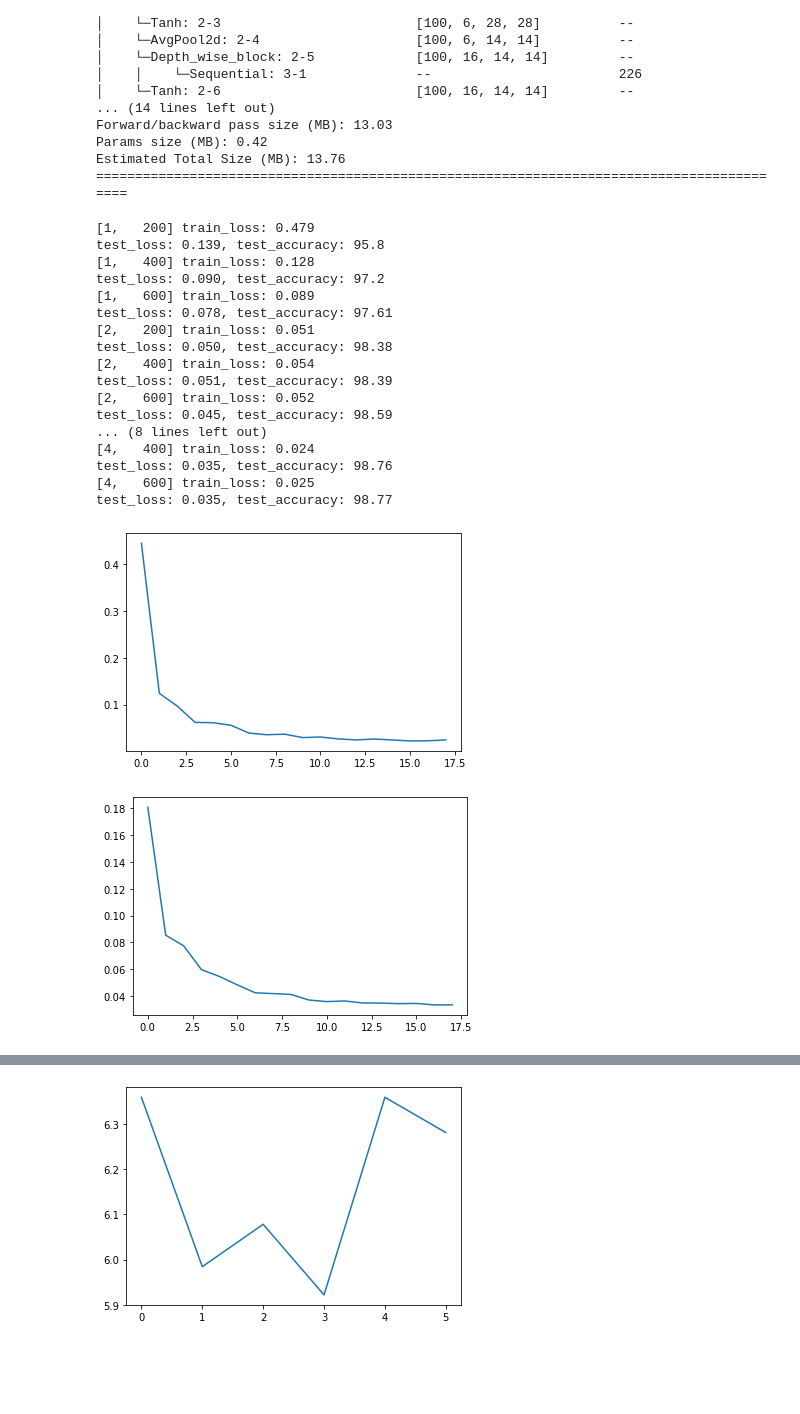
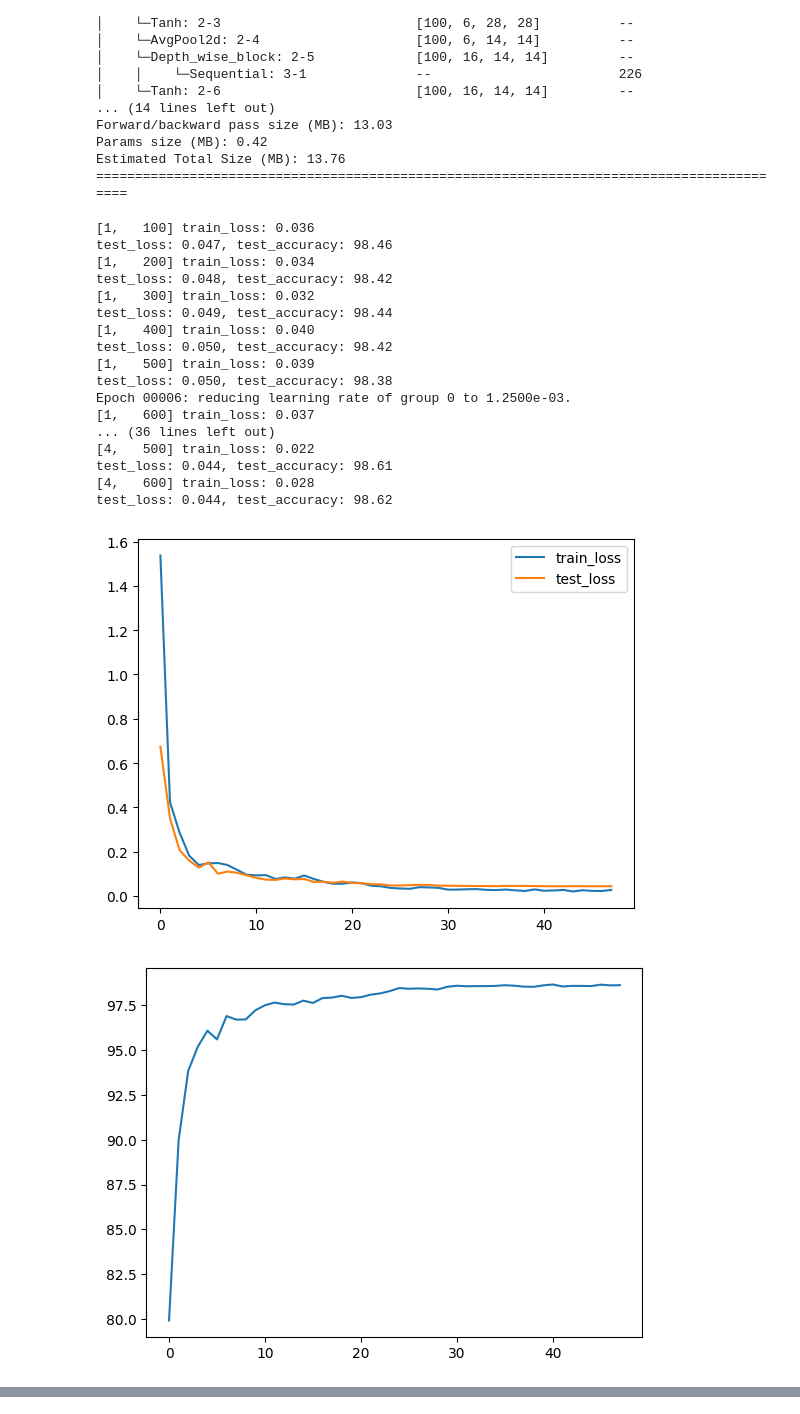
Before and after one commit to HeiseMax/ActiveShiftLayer, a Jupyter notebook: LeNet.ipynb, the cells around one changed output, grey strips where cells are left out. Cells and saved outputs as stored; diff of their text form; code cells hidden in the pictures; blank space fills up the shorter version.

Commit message:
hyperparam optim, refactor

```diff
--- a/LeNet.ipynb
+++ b/LeNet.ipynb
@@ -158,5 +167,6 @@ scheduler = optim.lr_scheduler.ExponentialLR(optimizer, gamma=0.2)
 # %%
-leASLStats = train_NN(LeASLNN, train_dataloader,
-        test_dataloader, epochs=12, optimizer=optimizer, criterion=criterion,
-        scheduler=scheduler, device=device, steps_to_test=200, print_test=True)
+criterion = CrossEntropyLoss()
+
+train_NN(LeASLNN, criterion, train_dataloader,
+        test_dataloader, epochs=4, batches_to_test=100,patience=2,device=device, print_test=True, verbose=True)
 # %% [output]
@@ -209,9 +215,7 @@ plt.show()
 # %%
 from Models import LeDepthNet
 
-input_shape = (100, 1, 28, 28)
-
-LeDepthNN = LeDepthNet(input_shape, 10, device)
+LeDepthNN = LeDepthNet(input_shape, num_labels, initial_lr=0.01, momentum=0.99, weight_decay=0, device=device)
 
 summary(LeDepthNN, input_shape)
 # %% [output]
@@ -239,22 +239,29 @@ scheduler = optim.lr_scheduler.ExponentialLR(optimizer, gamma=0.5)
+# %%
+PATH = "models/LeNet/LeDepthNet.pth"
+
+if exists(PATH):
+    LeDepthNN = torch.load(PATH)
+    LeDepthNN.eval()
 # %%
-leDepthStats = train_NN(LeDepthNN, train_dataloader,
-        test_dataloader, epochs=4, optimizer=optimizer, criterion=criterion,
-        scheduler=scheduler, device=device, steps_to_test=200, print_test=True)
+criterion = CrossEntropyLoss()
+
+train_NN(LeDepthNN, criterion, train_dataloader,
+        test_dataloader, epochs=4, batches_to_test=100,patience=2,device=device, print_test=True, verbose=True)
 # %% [output]
-[1,   200] train_loss: 0.479
-test_loss: 0.139, test_accuracy: 95.8
-[1,   400] train_loss: 0.128
-test_loss: 0.090, test_accuracy: 97.2
-[1,   600] train_loss: 0.089
-test_loss: 0.078, test_accuracy: 97.61
-[2,   200] train_loss: 0.051
+[1,   100] train_loss: 0.036
+test_loss: 0.047, test_accuracy: 98.46
+[1,   200] train_loss: 0.034
+test_loss: 0.048, test_accuracy: 98.42
+[1,   300] train_loss: 0.032
+test_loss: 0.049, test_accuracy: 98.44
+[1,   400] train_loss: 0.040
+test_loss: 0.050, test_accuracy: 98.42
+[1,   500] train_loss: 0.039
 test_loss: 0.050, test_accuracy: 98.38
-[2,   400] train_loss: 0.054
-test_loss: 0.051, test_accuracy: 98.39
-[2,   600] train_loss: 0.052
-test_loss: 0.045, test_accuracy: 98.59
-... (8 lines left out)
-[4,   400] train_loss: 0.024
-test_loss: 0.035, test_accuracy: 98.76
-[4,   600] train_loss: 0.025
-test_loss: 0.035, test_accuracy: 98.77
+Epoch 00006: reducing learning rate of group 0 to 1.2500e-03.
+[1,   600] train_loss: 0.037
+... (36 lines left out)
+[4,   500] train_loss: 0.022
+test_loss: 0.044, test_accuracy: 98.61
+[4,   600] train_loss: 0.028
+test_loss: 0.044, test_accuracy: 98.62
@@ -261,12 +270,12 @@ test_loss: 0.035, test_accuracy: 98.77
 # %%
-plt.plot(leDepthStats[0])
+plt.plot(LeDepthNN.train_loss, label="train_loss")
+plt.plot(LeDepthNN.test_loss, label="test_loss")
+plt.legend()
 plt.show()
-plt.plot(leDepthStats[1])
+plt.plot(LeDepthNN.test_accuracy)
 plt.show()
-plt.plot(leDepthStats[2])
+plt.plot(LeDepthNN.train_time)
 plt.show()
-plt.plot(leDepthStats[3])
-plt.show()
 # %% [output]
-[figure, old version]
+[figure, new version]
-[figure, old version]
+[figure, new version]
@@ -274 +282,0 @@ plt.show()
-[figure, removed]
```
Also changed, not shown: parts of 19 cells of this notebook, 18 other files.
